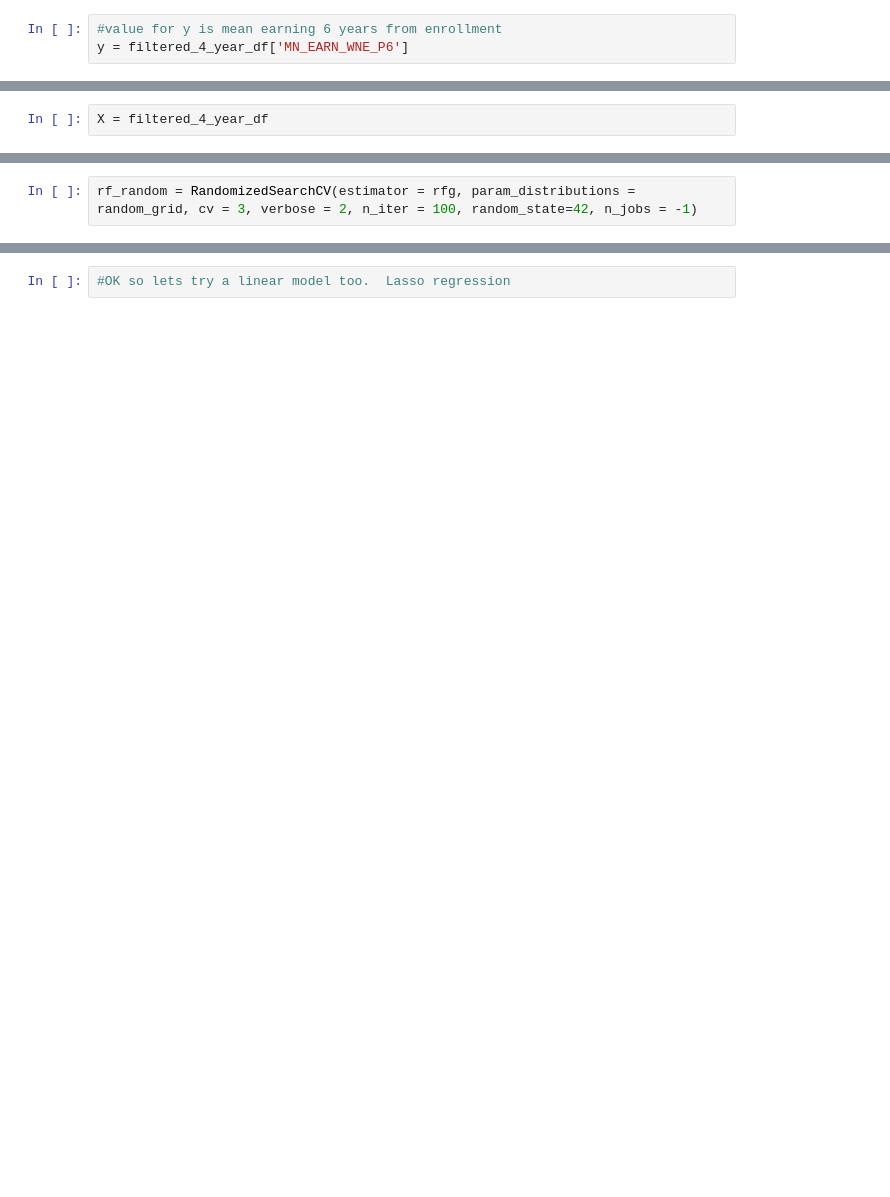
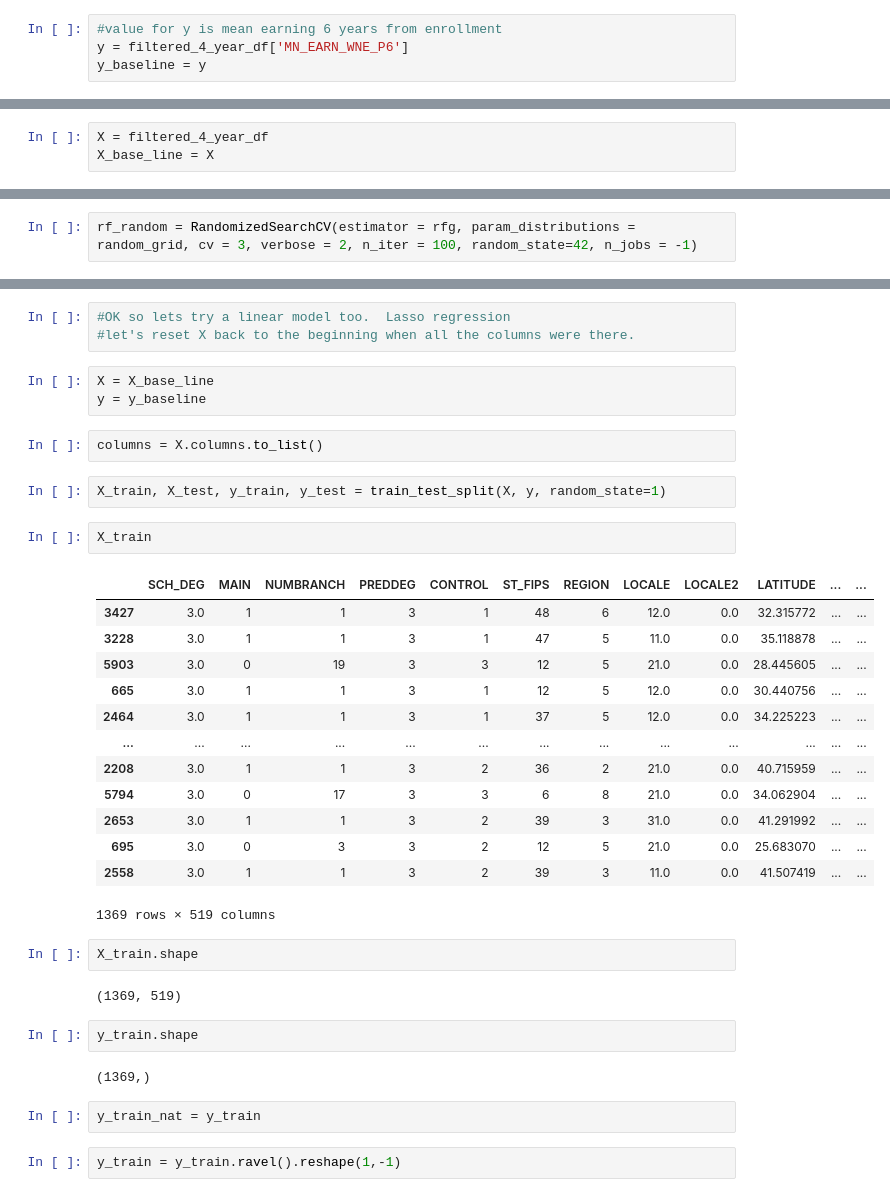
Before and after one commit to theaddies/final_project, a Jupyter notebook: full_dataset.ipynb, the cells around one changed output, grey strips where cells are left out. Saved outputs shown, nothing was run; the diff lists cells and outputs as text; blank space fills up the shorter version.

```diff
--- a/full_dataset.ipynb
+++ b/full_dataset.ipynb
@@ -536,3 +538,4 @@ filtered_4_year_column_list
 # %%
 #value for y is mean earning 6 years from enrollment
 y = filtered_4_year_df['MN_EARN_WNE_P6']
+y_baseline = y
@@ -667,6 +672,7 @@ for row in column_list:
 filtered_4_year_df.replace(to_replace = 'Dental Hygiene/Hygienist', value = 0, inplace = True)
 # %%
 X = filtered_4_year_df
+X_base_line = X
 # %%
 print(X.shape, y.shape)
 # %% [output]
@@ -1461,2 +1596,38 @@ rf_random.best_params_
 # %%
 #OK so lets try a linear model too.  Lasso regression
+#let's reset X back to the beginning when all the columns were there.
+# %%
+X = X_base_line
+y = y_baseline
+# %%
+columns = X.columns.to_list()
+# %%
+X_train, X_test, y_train, y_test = train_test_split(X, y, random_state=1)
+# %%
+X_train
+# %% [output]
+|  | SCH_DEG | MAIN | NUMBRANCH | PREDDEG | CONTROL | ST_FIPS | REGION | LOCALE | LOCALE2 | LATITUDE | ... | ... |
+| 3427 | 3.0 | 1 | 1 | 3 | 1 | 48 | 6 | 12.0 | 0.0 | 32.315772 | ... | ... |
+| 3228 | 3.0 | 1 | 1 | 3 | 1 | 47 | 5 | 11.0 | 0.0 | 35.118878 | ... | ... |
+| 5903 | 3.0 | 0 | 19 | 3 | 3 | 12 | 5 | 21.0 | 0.0 | 28.445605 | ... | ... |
+| 665 | 3.0 | 1 | 1 | 3 | 1 | 12 | 5 | 12.0 | 0.0 | 30.440756 | ... | ... |
+| 2464 | 3.0 | 1 | 1 | 3 | 1 | 37 | 5 | 12.0 | 0.0 | 34.225223 | ... | ... |
+| ... | ... | ... | ... | ... | ... | ... | ... | ... | ... | ... | ... | ... |
+| 2208 | 3.0 | 1 | 1 | 3 | 2 | 36 | 2 | 21.0 | 0.0 | 40.715959 | ... | ... |
+| 5794 | 3.0 | 0 | 17 | 3 | 3 | 6 | 8 | 21.0 | 0.0 | 34.062904 | ... | ... |
+| 2653 | 3.0 | 1 | 1 | 3 | 2 | 39 | 3 | 31.0 | 0.0 | 41.291992 | ... | ... |
+| 695 | 3.0 | 0 | 3 | 3 | 2 | 12 | 5 | 21.0 | 0.0 | 25.683070 | ... | ... |
+| 2558 | 3.0 | 1 | 1 | 3 | 2 | 39 | 3 | 11.0 | 0.0 | 41.507419 | ... | ... |
+1369 rows × 519 columns
+# %%
+X_train.shape
+# %% [output]
+(1369, 519)
+# %%
+y_train.shape
+# %% [output]
+(1369,)
+# %%
+y_train_nat = y_train
+# %%
+y_train = y_train.ravel().reshape(1,-1)
```
Also changed, not shown: parts of 87 cells of this notebook.
